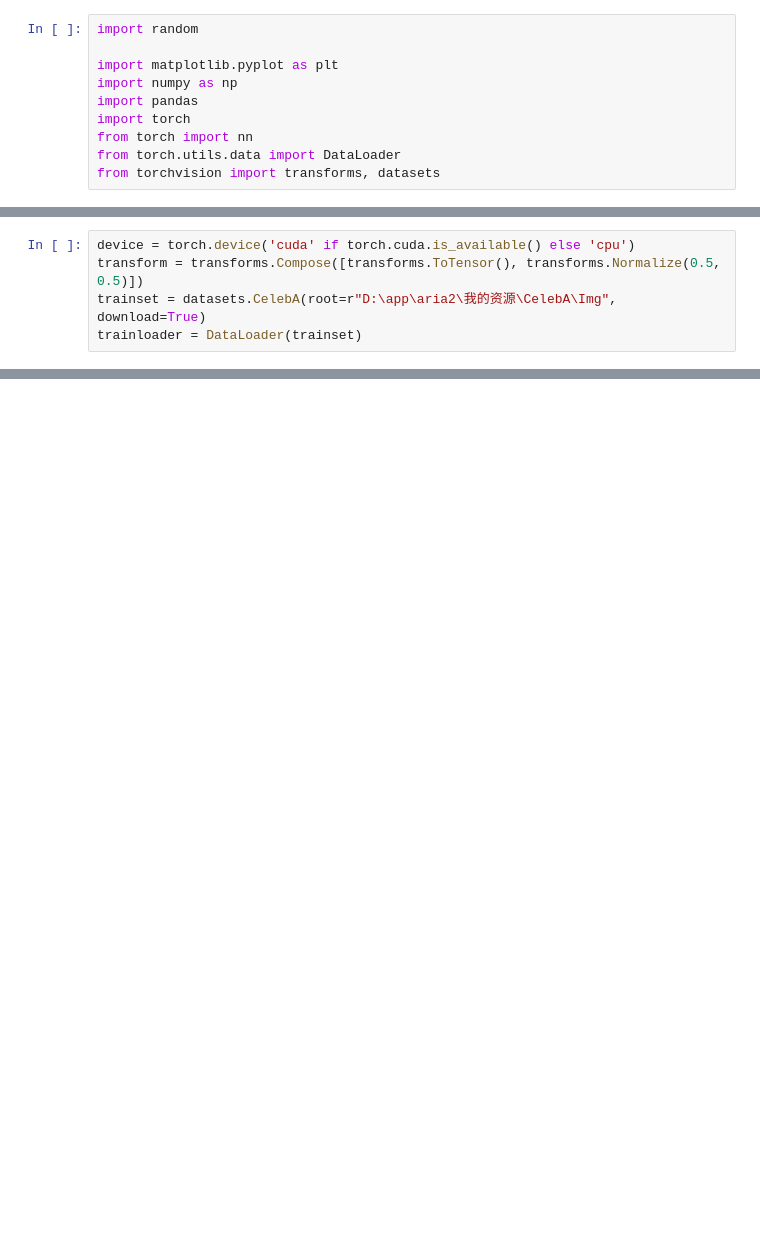
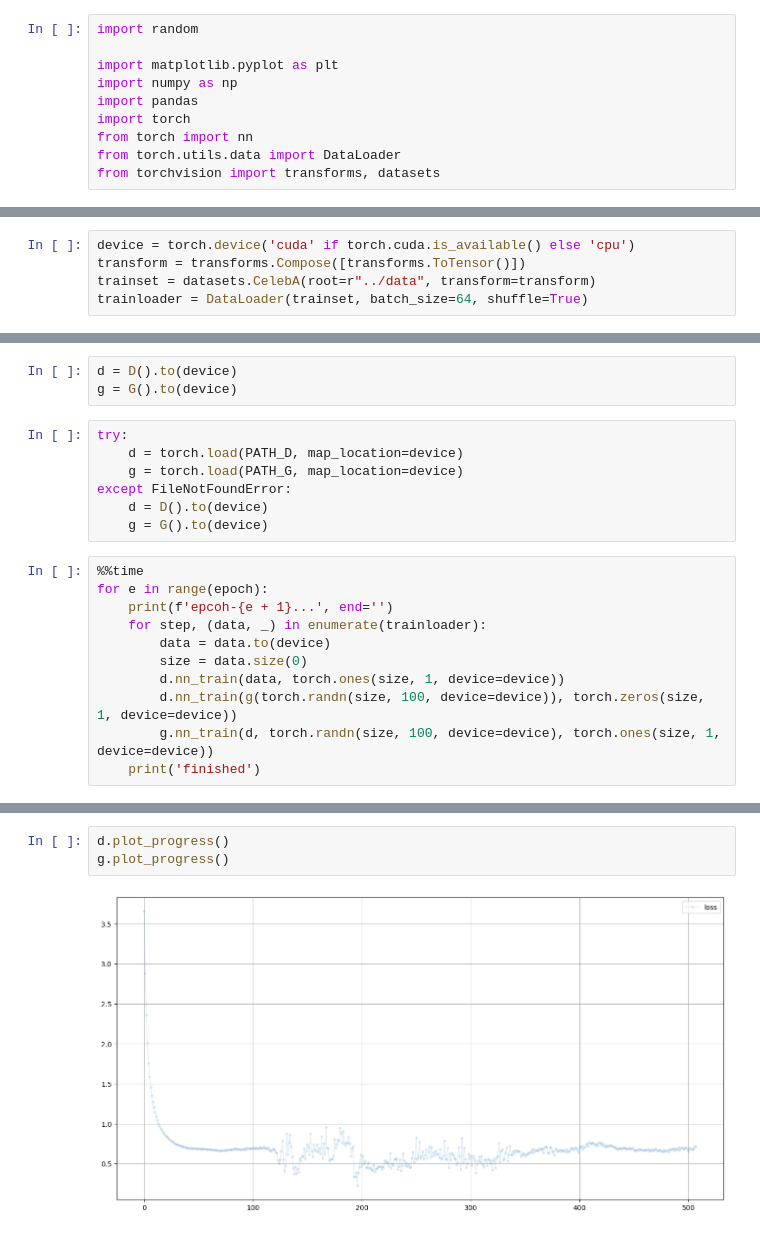
Before and after one commit to flowerfalling/DeepLearning, a Jupyter notebook: GAN/GAN[CelebA].ipynb, the cells around one changed output, grey strips where cells are left out. Cells and saved outputs as stored; diff of their text form; blank space fills up the shorter version.

Commit message:
Add GAN[CelebA]

```diff
--- a/GAN/GAN[CelebA].ipynb
+++ b/GAN/GAN[CelebA].ipynb
@@ -11,5 +88,5 @@ from torchvision import transforms, datasets
 # %%
 device = torch.device('cuda' if torch.cuda.is_available() else 'cpu')
-transform = transforms.Compose([transforms.ToTensor(), transforms.Normalize(0.5, 0.5)])
-trainset = datasets.CelebA(root=r"D:\app\aria2\我的资源\CelebA\Img", download=True)
-trainloader = DataLoader(trainset)
+transform = transforms.Compose([transforms.ToTensor()])
+trainset = datasets.CelebA(root=r"../data", transform=transform)
+trainloader = DataLoader(trainset, batch_size=64, shuffle=True)
@@ -17,0 +93,21 @@ RuntimeError: The daily quota of the file img_align_celeba.zip is exceeded and i
+# %%
+d = D().to(device)
+g = G().to(device)
+# %%
+try:
+    d = torch.load(PATH_D, map_location=device)
+    g = torch.load(PATH_G, map_location=device)
+except FileNotFoundError:
+    d = D().to(device)
+    g = G().to(device)
+# %%
+%%time
+for e in range(epoch):
+    print(f'epcoh-{e + 1}...', end='')
+    for step, (data, _) in enumerate(trainloader):
+        data = data.to(device)
+        size = data.size(0)
+        d.nn_train(data, torch.ones(size, 1, device=device))
+        d.nn_train(g(torch.randn(size, 100, device=device)), torch.zeros(size, 1, device=device))
+        g.nn_train(d, torch.randn(size, 100, device=device), torch.ones(size, 1, device=device))
+    print('finished')
@@ -17,0 +118,5 @@ RuntimeError: The daily quota of the file img_align_celeba.zip is exceeded and i
+# %%
+d.plot_progress()
+g.plot_progress()
+# %% [output]
+[figure, added]
```
Also changed, not shown: parts of 8 cells of this notebook, 3 other files.
